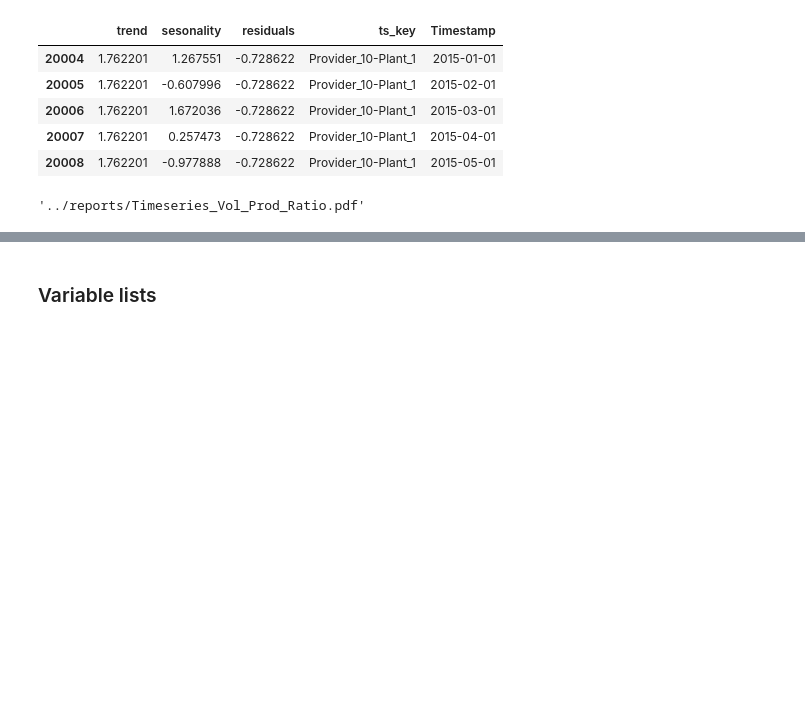
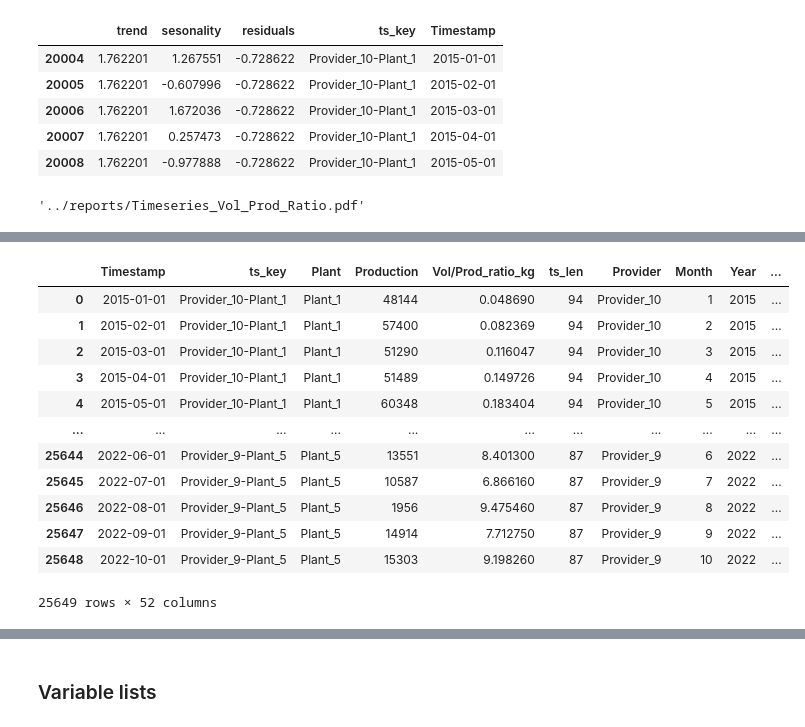
Before and after one commit to john2408/project_data_analytics, a Jupyter notebook: notebooks/draft-analysis.ipynb, the cells around one changed output, grey strips where cells are left out. Saved outputs shown, nothing was run; the diff lists cells and outputs as text; code cells hidden in the pictures; blank space fills up the shorter version.

```diff
--- a/notebooks/draft-analysis.ipynb
+++ b/notebooks/draft-analysis.ipynb
@@ -845 +865,24 @@ config['preprocessing']['pdf_report_ratios_path']
+# %%
+df_ratio_gold = pd.read_parquet(config['preprocessing']['ratio_gold_path'])
+# %%
+df_ratio_gold = apply_feature_eng(df_ratio_gold=df_ratio_gold,
+                      df_ts_decomposition=df_ts_decomposition,
+                      df_covid=df_covid,
+                      config=config['feature_eng'])
+# %%
+df_ratio_gold
+# %% [output]
+|  | Timestamp | ts_key | Plant | Production | Vol/Prod_ratio_kg | ts_len | Provider | Month | Year | ... |
+| 0 | 2015-01-01 | Provider_10-Plant_1 | Plant_1 | 48144 | 0.048690 | 94 | Provider_10 | 1 | 2015 | ... |
+| 1 | 2015-02-01 | Provider_10-Plant_1 | Plant_1 | 57400 | 0.082369 | 94 | Provider_10 | 2 | 2015 | ... |
+| 2 | 2015-03-01 | Provider_10-Plant_1 | Plant_1 | 51290 | 0.116047 | 94 | Provider_10 | 3 | 2015 | ... |
+| 3 | 2015-04-01 | Provider_10-Plant_1 | Plant_1 | 51489 | 0.149726 | 94 | Provider_10 | 4 | 2015 | ... |
+| 4 | 2015-05-01 | Provider_10-Plant_1 | Plant_1 | 60348 | 0.183404 | 94 | Provider_10 | 5 | 2015 | ... |
+| ... | ... | ... | ... | ... | ... | ... | ... | ... | ... | ... |
+| 25644 | 2022-06-01 | Provider_9-Plant_5 | Plant_5 | 13551 | 8.401300 | 87 | Provider_9 | 6 | 2022 | ... |
+| 25645 | 2022-07-01 | Provider_9-Plant_5 | Plant_5 | 10587 | 6.866160 | 87 | Provider_9 | 7 | 2022 | ... |
+| 25646 | 2022-08-01 | Provider_9-Plant_5 | Plant_5 | 1956 | 9.475460 | 87 | Provider_9 | 8 | 2022 | ... |
+| 25647 | 2022-09-01 | Provider_9-Plant_5 | Plant_5 | 14914 | 7.712750 | 87 | Provider_9 | 9 | 2022 | ... |
+| 25648 | 2022-10-01 | Provider_9-Plant_5 | Plant_5 | 15303 | 9.198260 | 87 | Provider_9 | 10 | 2022 | ... |
+25649 rows × 52 columns
 # %%
```
Also changed, not shown: parts of 10 cells of this notebook, 4 other files.
